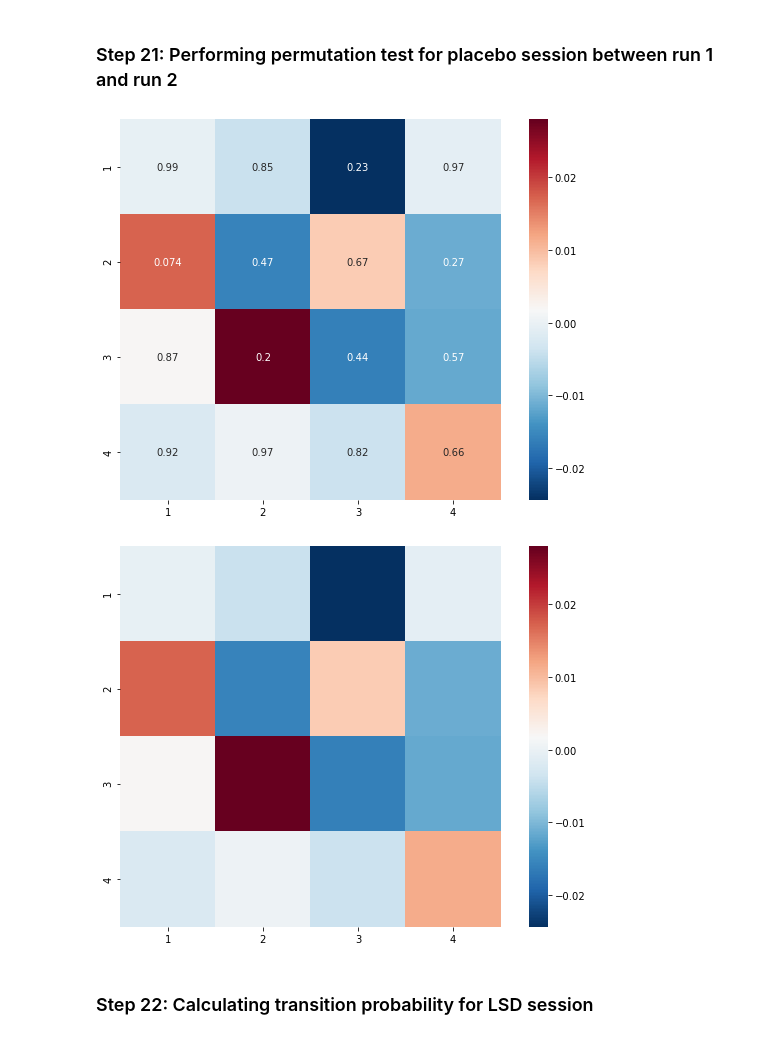
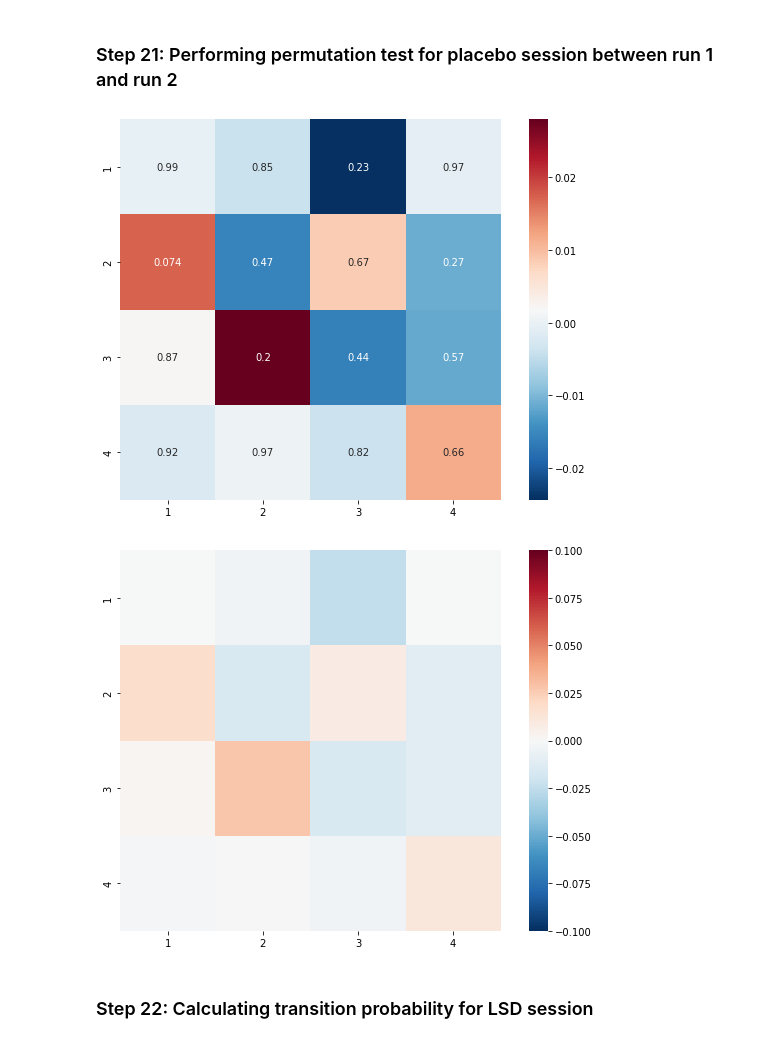
Before and after one commit to igaadamska/LSD-music-brainstates, a Jupyter notebook: 06_States'_mesures_analysis_part_1.ipynb, the cells around one changed output. Cells and saved outputs as stored; diff of their text form; code cells hidden in the pictures.

```diff
--- a/06_States'_mesures_analysis_part_1.ipynb
+++ b/06_States'_mesures_analysis_part_1.ipynb
@@ -739,28 +739,28 @@ KS-test for transition probability, placebo session, run 2: statistics 0.3171774
 # %%
 #Creating empty matrices to store the data
 plcb_mm_diff_mean = np.zeros((4,4))
 plcb_mm_pval = np.zeros((4,4))
 
 #Calculating mean difference and p-value
 for i in range(4):
     for j in range(4):
         diff_mean = np.mean(state_transitions_plcb[:,1,i,j] - state_transitions_plcb[:,0,i,j])
         plcb_mm_diff_mean[i,j] = diff_mean
         p_value = permutation_test(state_transitions_plcb[:,1,i,j], state_transitions_plcb[:,0,i,j], method = 'approximate', num_rounds = 10000, seed = 0, paired = True)
         plcb_mm_pval[i,j] = round(p_value, 10)
 
 #Plotting statistics
 plt.figure(figsize=(10,7))
 plcb_ttest = sns.heatmap(plcb_mm_diff_mean, square = True, cmap = "RdBu_r", cbar= True, annot = plcb_mm_pval[:, :], xticklabels = [1,2,3,4], yticklabels = [1,2,3,4])
 plt.savefig(f'Figures/tp_plcb_run12_annot.png', dpi=300, bbox_inches='tight')
 
 #Plotting statistics
 plt.figure(figsize=(10,7))
-plcb_ttest = sns.heatmap(plcb_mm_diff_mean, square = True, cmap = "RdBu_r", cbar= True, xticklabels = [1,2,3,4], yticklabels = [1,2,3,4])
+plcb_ttest = sns.heatmap(plcb_mm_diff_mean, square = True, cmap = "RdBu_r", cbar= True, xticklabels = [1,2,3,4], yticklabels = [1,2,3,4],vmin=-0.1, vmax=0.1)
 plt.savefig(f'Figures/tp_plcb_run12.png', dpi=300, bbox_inches='tight')
 # %% [output]
 [figure]
-[figure, old version]
+[figure, new version]
 # %% [markdown]
 ### Step 22: Calculating transition probability for LSD session ###
 # %%
```
Also changed, not shown: parts of 4 cells of this notebook.
